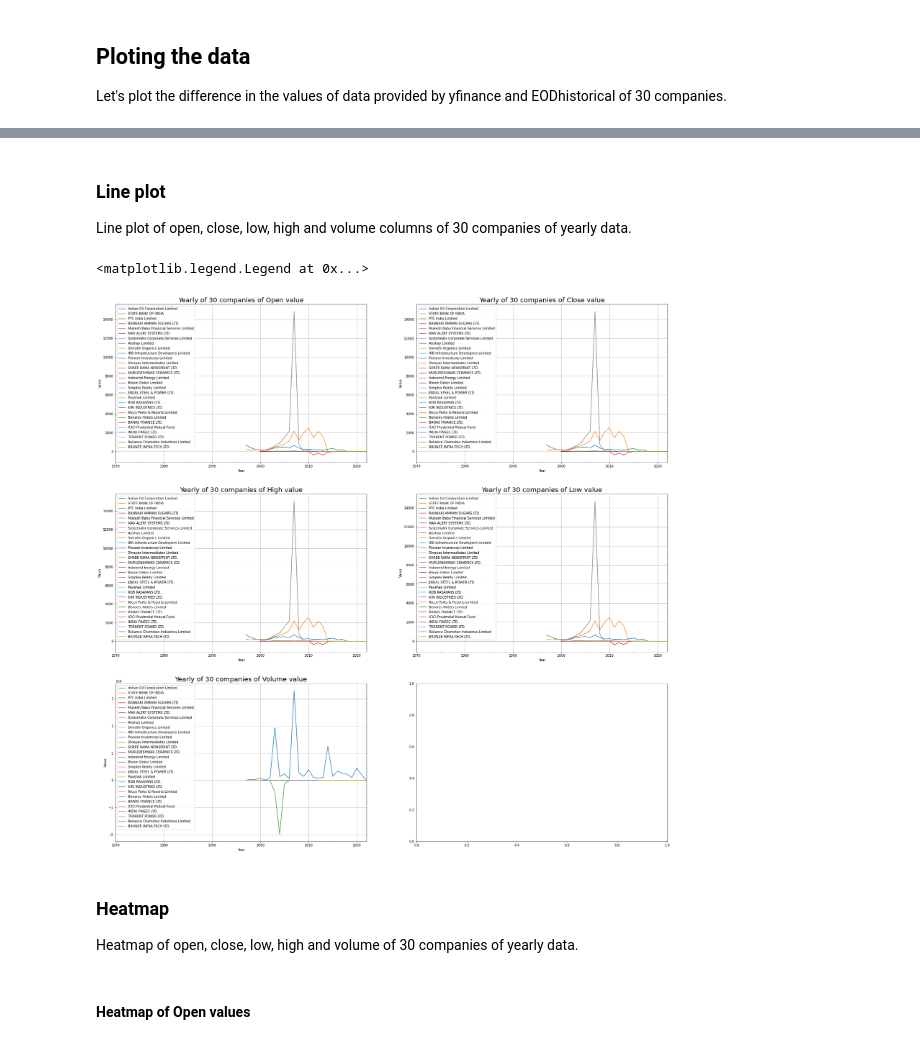
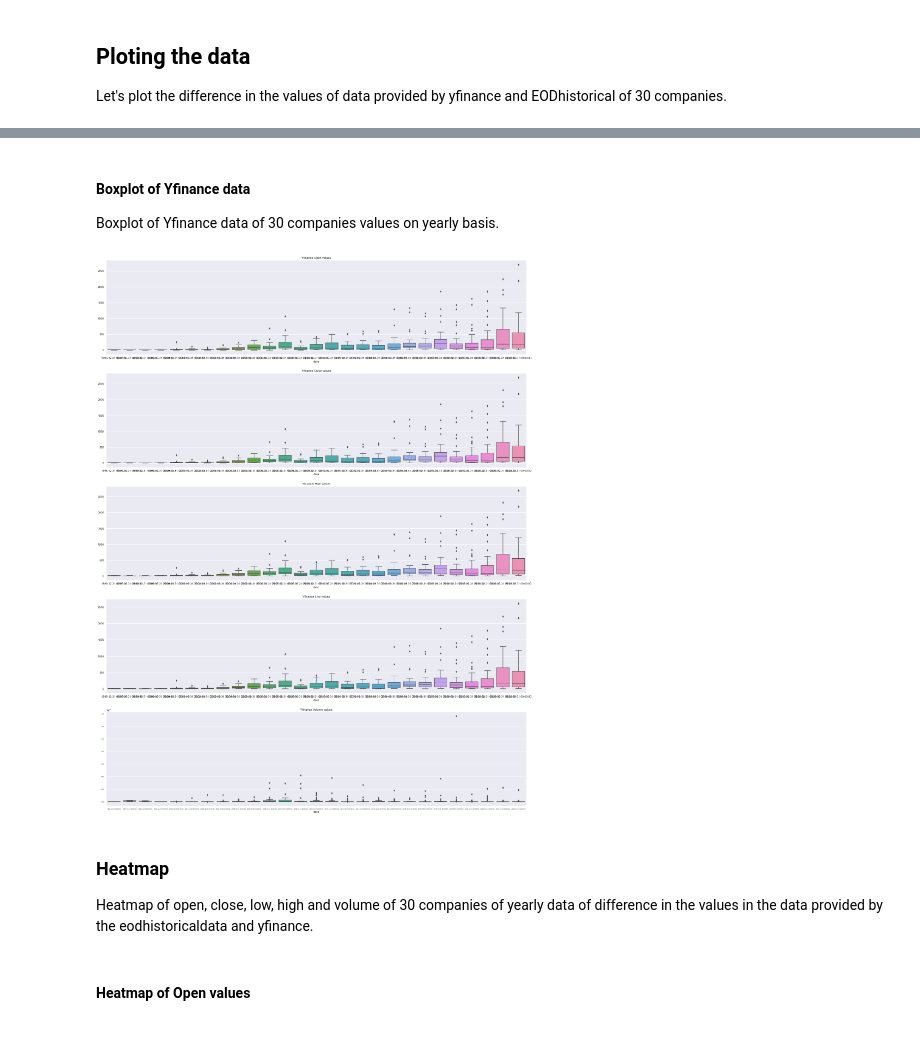
Before and after one commit to TechnocultureResearch/sentient, a Jupyter notebook: data_source_ api.ipynb, the cells around one changed output, grey strips where cells are left out. Drawn from its saved outputs; the diff is of its cells as text; code cells hidden in the pictures.

```diff
--- a/data_source_ api.ipynb
+++ b/data_source_ api.ipynb
@@ -171,49 +202,24 @@ Let's plot the difference in the values of data provided by yfinance and EODhist
+# %% [markdown]
+#### Boxplot of Yfinance data
+Boxplot of Yfinance data of 30 companies values on yearly basis.
+# %%
+f, axes = plt.subplots(5, figsize = (30,40))
+
+sns.boxplot(data=yfinance_list[0].T, ax=axes[0]).set(title='Yfinance Open values')
+plt.tick_params(axis='both', which='major', labelsize=6)
+sns.boxplot(data=yfinance_list[1].T, ax=axes[1]).set(title='Yfinance Close values')
+plt.tick_params(axis='both', which='major', labelsize=6)
+sns.boxplot(data=yfinance_list[2].T, ax=axes[2]).set(title='Yfinance High values')
+plt.tick_params(axis='both', which='major', labelsize=6)
+sns.boxplot(data=yfinance_list[3].T, ax=axes[3]).set(title='Yfinance Low values')
+plt.tick_params(axis='both', which='major', labelsize=6)
+sns.boxplot(data=yfinance_list[4].T, ax=axes[4]).set(title='Yfinance Volume values')
+plt.tick_params(axis='both', which='major', labelsize=6)
+# %% [output]
+[figure, added]
 # %% [markdown]
-### Line plot
-Line plot of open, close, low, high and volume columns of 30 companies of yearly data.
+### Heatmap
+Heatmap of open, close, low, high and volume of 30 companies of yearly data of difference in the values in the data provided by the eodhistoricaldata and yfinance.
-# %%
-fig, ax = plt.subplots(3,2, figsize=(30,30))
-
-res_open.plot(ax=ax[0][0])
-ax[0][0].set_xlabel('Year')
-ax[0][0].set_ylabel('value')
-ax[0][0].set_title('Yearly of 30 companies of Open value', fontdict={'fontsize':20})
-ax[0][0].grid()
-ax[0][0].legend(loc=2)
-
-res_close.plot(ax=ax[0][1])
-ax[0][1].set_xlabel('Year')
-ax[0][1].set_ylabel('Value')
-ax[0][1].set_title('Yearly of 30 companies of Close value', fontdict={'fontsize':20})
-ax[0][1].grid()
-ax[0][1].legend(loc=2)
-
-res_high.plot(ax=ax[1][0])
-ax[1][0].set_xlabel('Year')
-ax[1][0].set_ylabel('Value')
-ax[1][0].set_title('Yearly of 30 companies of High value', fontdict={'fontsize':20})
-ax[1][0].grid()
-ax[1][0].legend(loc=2)
-
-res_low.plot(ax=ax[1][1])
-ax[1][1].set_xlabel('Year')
-ax[1][1].set_ylabel('Value')
-ax[1][1].set_title('Yearly of 30 companies of Low value', fontdict={'fontsize':20})
-ax[1][1].grid()
-ax[1][1].legend(loc=2)
-
-res_volume.plot(ax=ax[2][0])
-ax[2][0].set_xlabel('Year')
-ax[2][0].set_ylabel('Value')
-ax[2][0].set_title('Yearly of 30 companies of Volume value', fontdict={'fontsize':20})
-ax[2][0].grid()
-ax[2][0].legend(loc=2)
-# %% [output]
-<matplotlib.legend.Legend at 0x...>
-[figure, removed]
-# %% [markdown]
-### Heatmap
-Heatmap of open, close, low, high and volume of 30 companies of yearly data.
 # %% [markdown]
 #### Heatmap of Open values
 # %%
```
Also changed, not shown: parts of 22 cells of this notebook.
